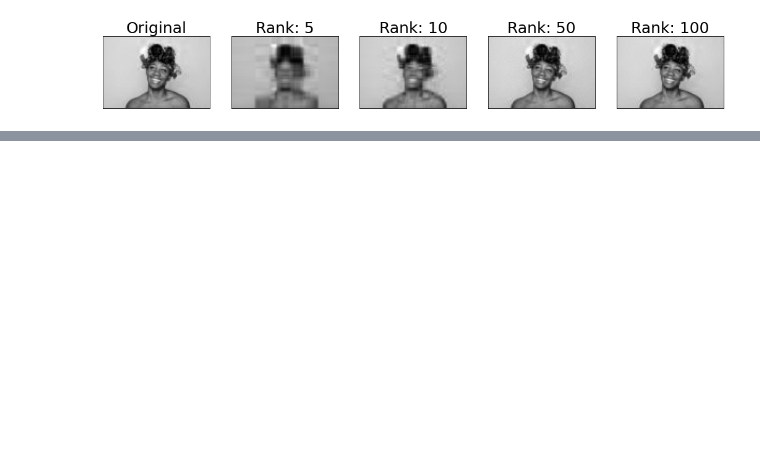
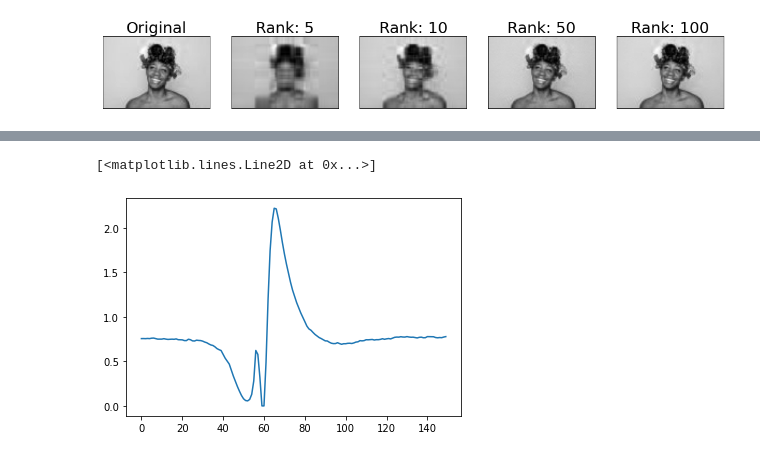
Before and after one commit to akcarsten/Non_Negative_Matrix_Factorization, a Jupyter notebook: Non_Negative_Matrix_Factorization.ipynb, the cells around one changed output, grey strips where cells are left out. Cells and saved outputs as stored; diff of their text form; code cells hidden in the pictures; blank space fills up the shorter version.

```diff
--- a/Non_Negative_Matrix_Factorization.ipynb
+++ b/Non_Negative_Matrix_Factorization.ipynb
@@ -85,0 +121,5 @@ plt.show()
+# %%
+plt.plot(W[:, 1])
+# %% [output]
+[<matplotlib.lines.Line2D at 0x...>]
+[figure, added]
```
Also changed, not shown: parts of 10 cells of this notebook, 1 other file.
